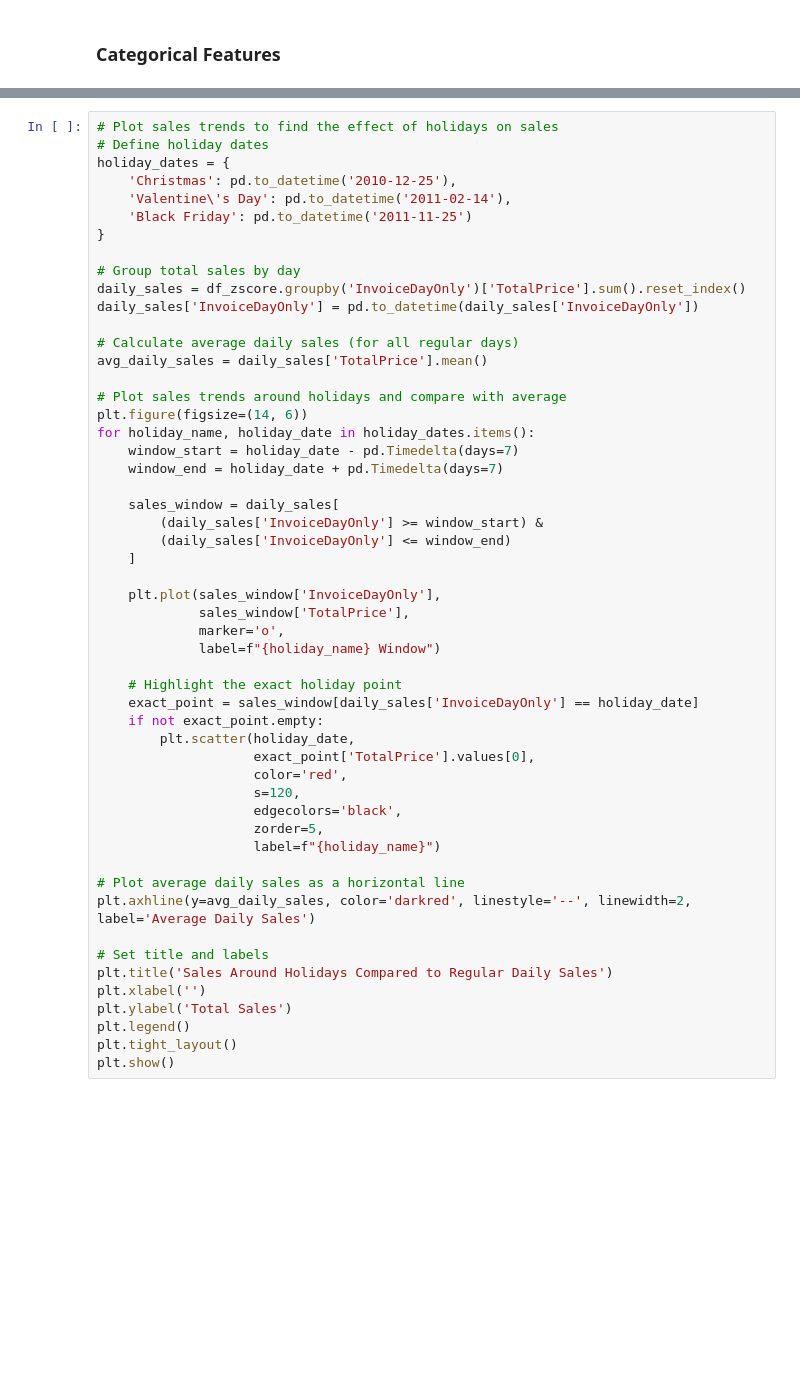
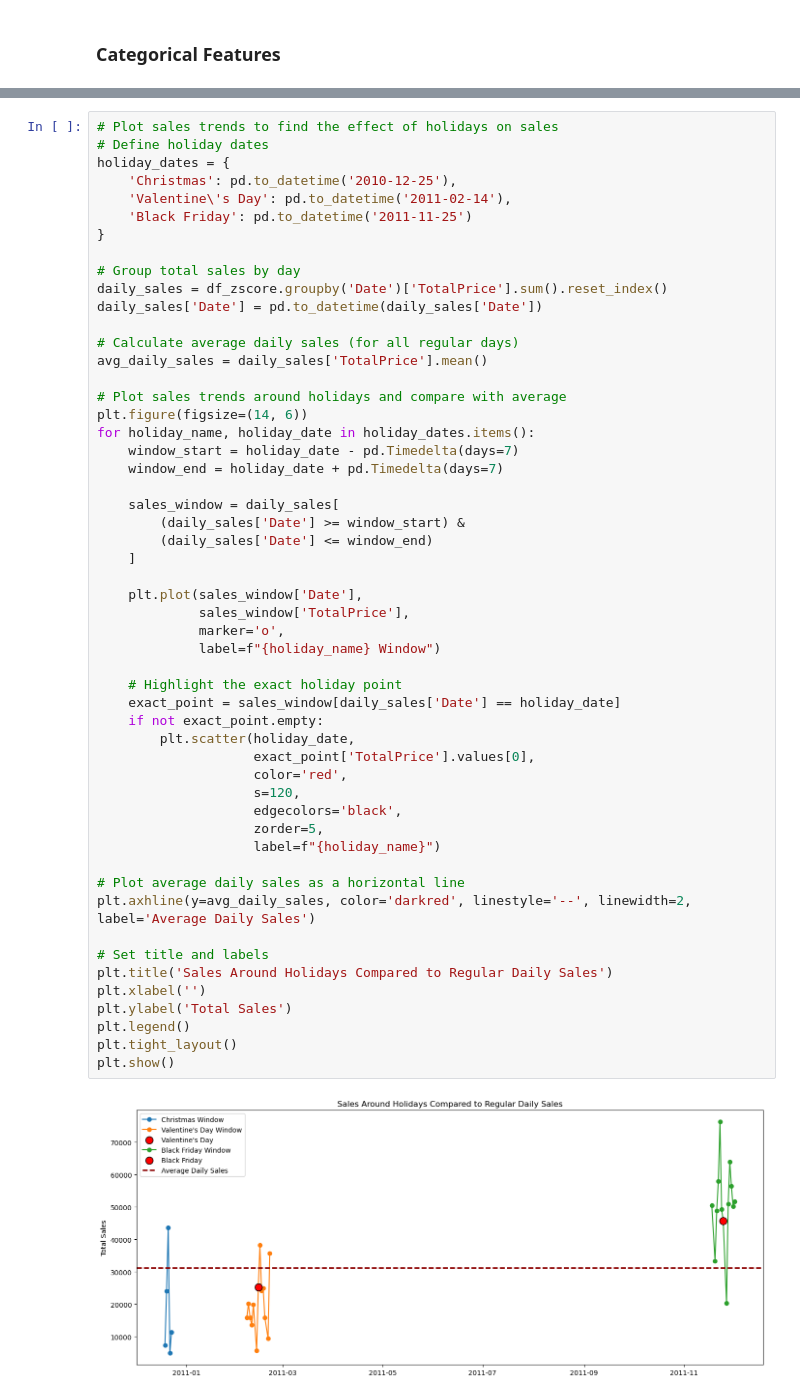
Before and after one commit to Ehsan-Behzadi/Online-Retail-Data-Analysis-and-Preprocessing, a Jupyter notebook: OnlineRetailDataAnalysis.ipynb, the cells around one changed output, grey strips where cells are left out. Drawn from its saved outputs; the diff is of its cells as text; blank space fills up the shorter version.

```diff
--- a/OnlineRetailDataAnalysis.ipynb
+++ b/OnlineRetailDataAnalysis.ipynb
@@ -1191,8 +1510,8 @@ holiday_dates = {
 }
 
 # Group total sales by day
-daily_sales = df_zscore.groupby('InvoiceDayOnly')['TotalPrice'].sum().reset_index()
-daily_sales['InvoiceDayOnly'] = pd.to_datetime(daily_sales['InvoiceDayOnly'])
+daily_sales = df_zscore.groupby('Date')['TotalPrice'].sum().reset_index()
+daily_sales['Date'] = pd.to_datetime(daily_sales['Date'])
 
 # Calculate average daily sales (for all regular days)
 avg_daily_sales = daily_sales['TotalPrice'].mean()
@@ -1203,34 +1522,36 @@ for holiday_name, holiday_date in holiday_dates.items():
     window_start = holiday_date - pd.Timedelta(days=7)
     window_end = holiday_date + pd.Timedelta(days=7)
 
     sales_window = daily_sales[
-        (daily_sales['InvoiceDayOnly'] >= window_start) &
-        (daily_sales['InvoiceDayOnly'] <= window_end)
+        (daily_sales['Date'] >= window_start) &
+        (daily_sales['Date'] <= window_end)
     ]
 
-    plt.plot(sales_window['InvoiceDayOnly'],
+    plt.plot(sales_window['Date'],
              sales_window['TotalPrice'],
              marker='o',
              label=f"{holiday_name} Window")
 
     # Highlight the exact holiday point
-    exact_point = sales_window[daily_sales['InvoiceDayOnly'] == holiday_date]
+    exact_point = sales_window[daily_sales['Date'] == holiday_date]
     if not exact_point.empty:
         plt.scatter(holiday_date,
                     exact_point['TotalPrice'].values[0],
                     color='red',
                     s=120,
                     edgecolors='black',
                     zorder=5,
                     label=f"{holiday_name}")
 
 # Plot average daily sales as a horizontal line
 plt.axhline(y=avg_daily_sales, color='darkred', linestyle='--', linewidth=2, label='Average Daily Sales')
 
 # Set title and labels
 plt.title('Sales Around Holidays Compared to Regular Daily Sales')
 plt.xlabel('')
 plt.ylabel('Total Sales')
 plt.legend()
 plt.tight_layout()
 plt.show()
+# %% [output]
+[figure, added]
```
Also changed, not shown: parts of 102 cells of this notebook.
